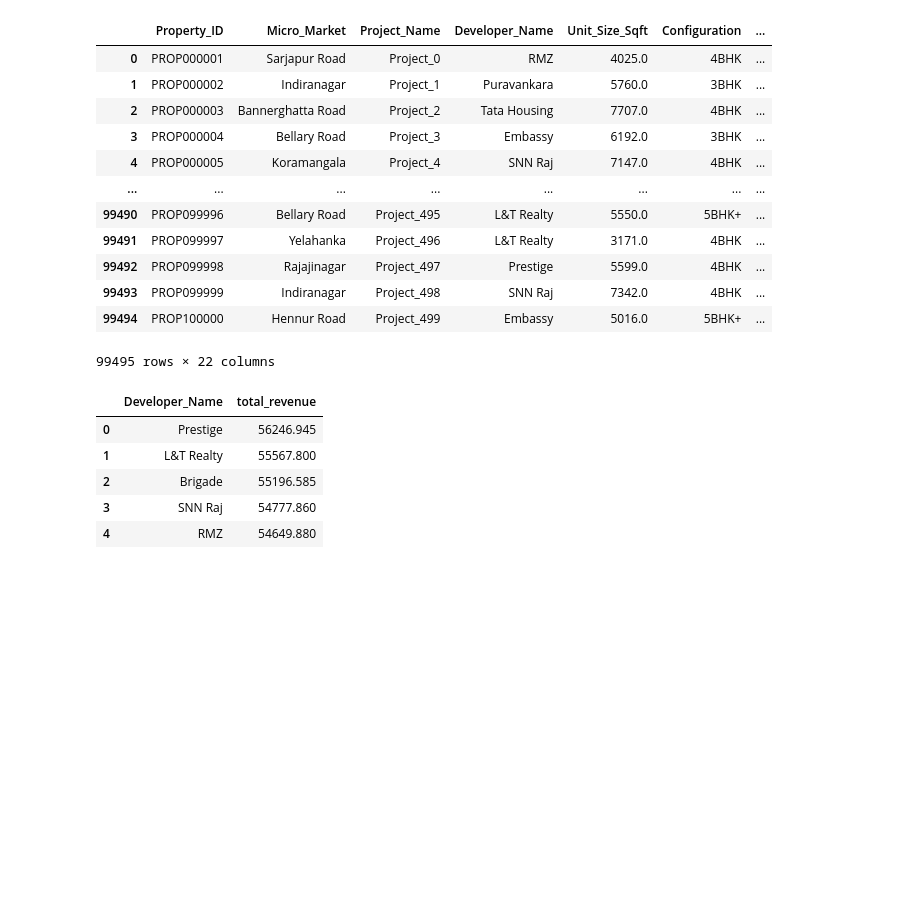
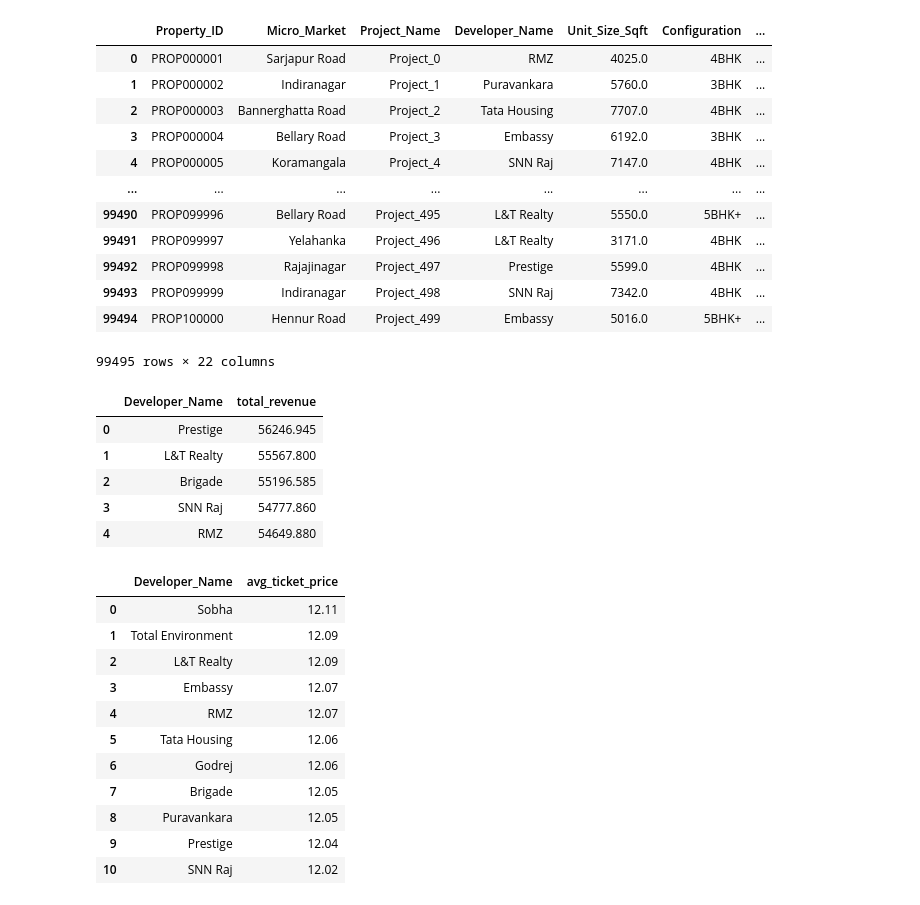
Before and after one commit to sindhu7-zero/Housing_project, a Jupyter notebook: house_notebook/luxury_housing.ipynb, the cells around one changed output. Saved outputs shown, nothing was run; the diff lists cells and outputs as text; code cells hidden in the pictures; blank space fills up the shorter version.

```diff
--- a/house_notebook/luxury_housing.ipynb
+++ b/house_notebook/luxury_housing.ipynb
@@ -672,3 +670,25 @@ total_revenue
 | 2 | Brigade | 55196.585 |
 | 3 | SNN Raj | 54777.860 |
 | 4 | RMZ | 54649.880 |
+# %%
+query='''SELECT "Developer_Name",
+       round(AVG("Ticket_Price_Cr")::NUMERIC,2) AS avg_ticket_price
+FROM house_data
+GROUP BY "Developer_Name"
+ORDER BY avg_ticket_price DESC
+'''
+total_revenue=pd.read_sql(query,engine)
+total_revenue
+# %% [output]
+|  | Developer_Name | avg_ticket_price |
+| 0 | Sobha | 12.11 |
+| 1 | Total Environment | 12.09 |
+| 2 | L&T Realty | 12.09 |
+| 3 | Embassy | 12.07 |
+| 4 | RMZ | 12.07 |
+| 5 | Tata Housing | 12.06 |
+| 6 | Godrej | 12.06 |
+| 7 | Brigade | 12.05 |
+| 8 | Puravankara | 12.05 |
+| 9 | Prestige | 12.04 |
+| 10 | SNN Raj | 12.02 |
```
Also changed, not shown: parts of 7 cells of this notebook.
